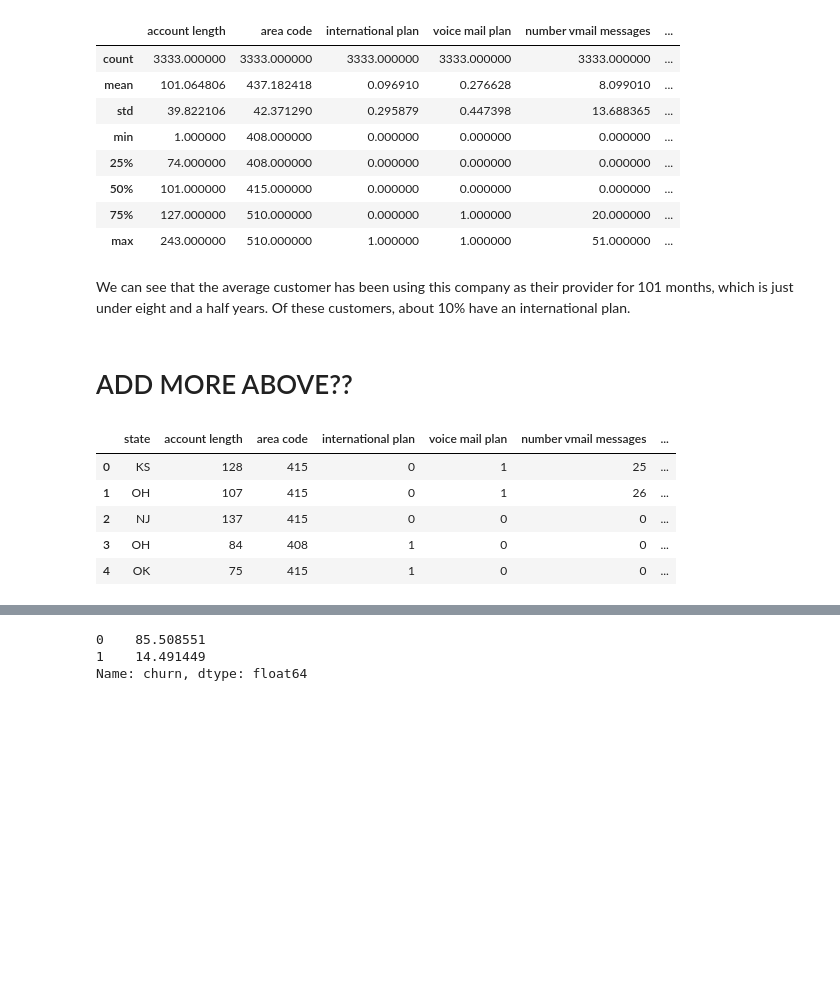
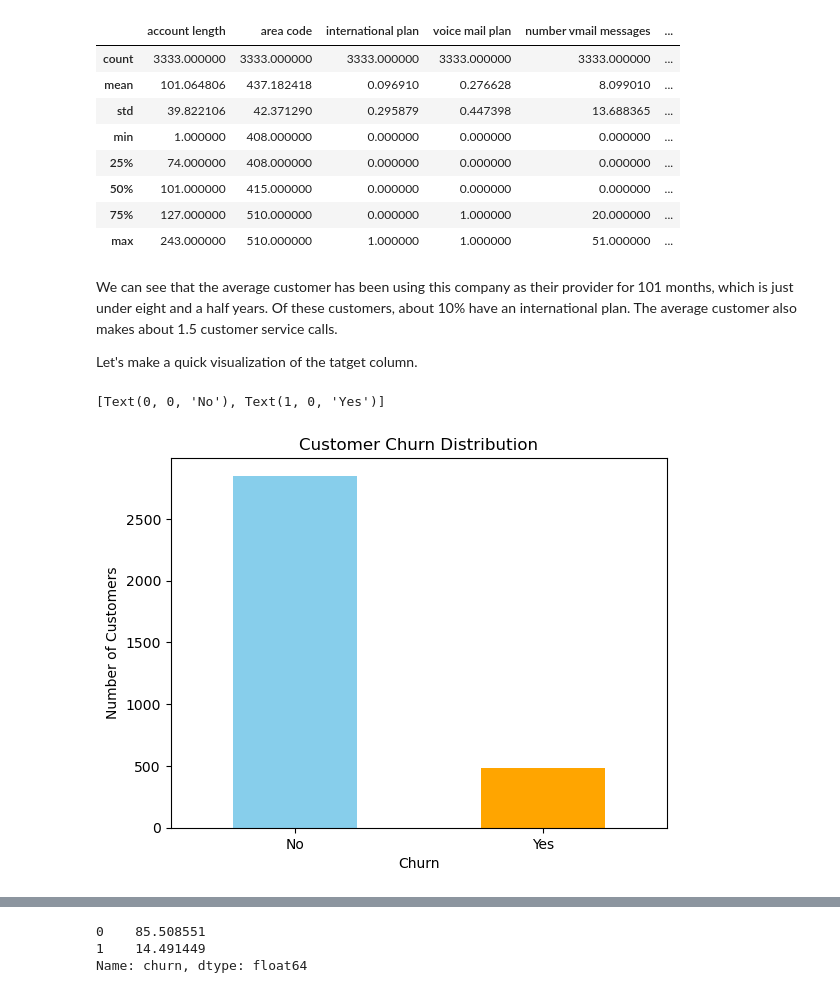
Before and after one commit to apell74/phase-3-project, a Jupyter notebook: Phase 3 Project.ipynb, the cells around one changed output, grey strips where cells are left out. Drawn from its saved outputs; the diff is of its cells as text; code cells hidden in the pictures; blank space fills up the shorter version.

```diff
--- a/Phase 3 Project.ipynb
+++ b/Phase 3 Project.ipynb
@@ -160,15 +160,18 @@ df.describe()
 | 75% | 127.000000 | 510.000000 | 0.000000 | 1.000000 | 20.000000 | ... |
 | max | 243.000000 | 510.000000 | 1.000000 | 1.000000 | 51.000000 | ... |
 # %% [markdown]
-We can see that the average customer has been using this company as their provider for 101 months, which is just under eight and a half years. Of these customers, about 10% have an international plan.
+We can see that the average customer has been using this company as their provider for 101 months, which is just under eight and a half years. Of these customers, about 10% have an international plan. The average customer also makes about 1.5 customer service calls.
+
+Let's make a quick visualization of the tatget column.
-# %% [markdown]
-# ADD MORE ABOVE??
-# %%
-df.head()
-# %% [output]
-|  | state | account length | area code | international plan | voice mail plan | number vmail messages | ... |
-| 0 | KS | 128 | 415 | 0 | 1 | 25 | ... |
-| 1 | OH | 107 | 415 | 0 | 1 | 26 | ... |
-| 2 | NJ | 137 | 415 | 0 | 0 | 0 | ... |
-| 3 | OH | 84 | 408 | 1 | 0 | 0 | ... |
-| 4 | OK | 75 | 415 | 1 | 0 | 0 | ... |
+# %%
+churn_counts = df['churn'].value_counts()
+
+fig, ax = plt.subplots()
+churn_counts.plot(kind='bar', ax=ax, color=['skyblue', 'orange'])
+ax.set_title('Customer Churn Distribution')
+ax.set_xlabel('Churn')
+ax.set_ylabel('Number of Customers')
+ax.set_xticklabels(['No', 'Yes'], rotation=0)
+# %% [output]
+[Text(0, 0, 'No'), Text(1, 0, 'Yes')]
+[figure, added]
```
Also changed, not shown: parts of 52 cells of this notebook.
